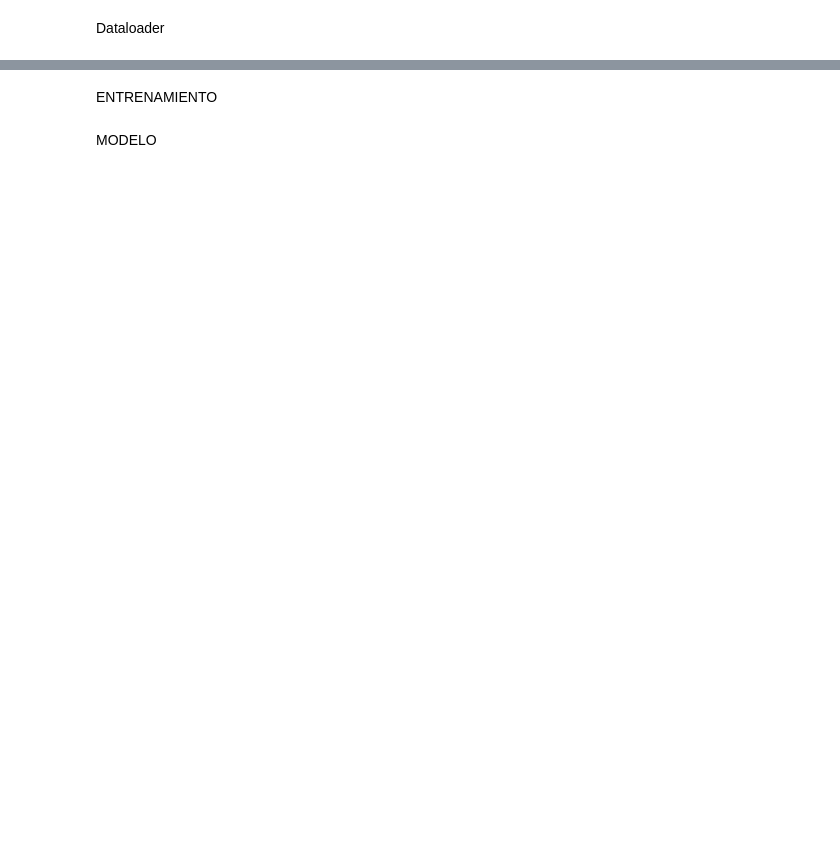
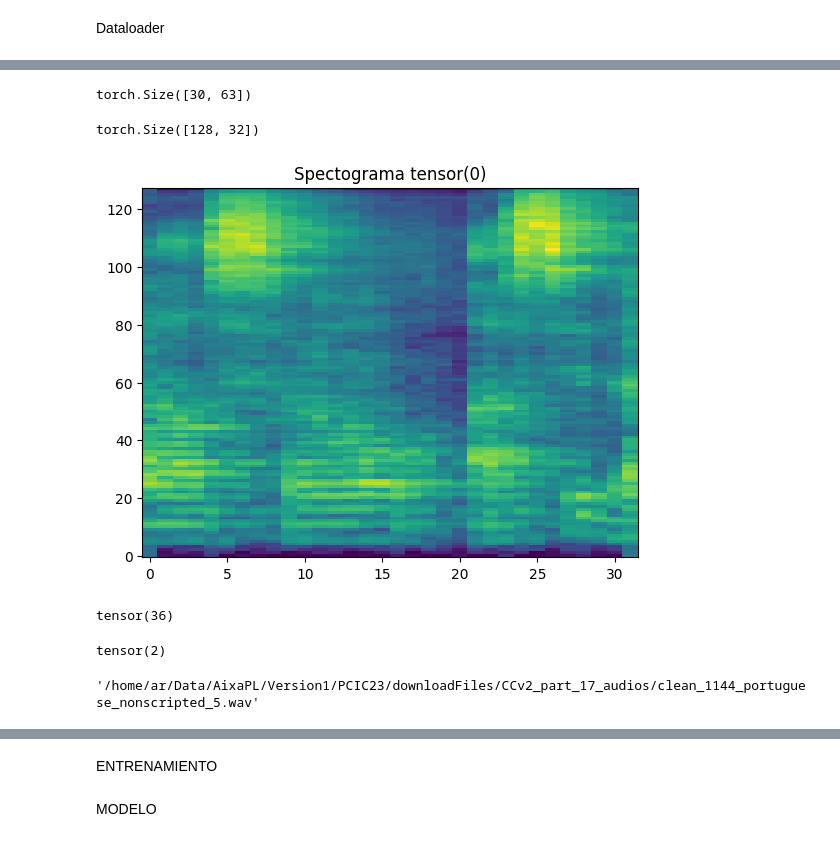
Before and after one commit to AixaL/PCIC23, a Jupyter notebook: x-vector/Dvector.ipynb, the cells around one changed output, grey strips where cells are left out. Saved outputs shown, nothing was run; the diff lists cells and outputs as text; code cells hidden in the pictures; blank space fills up the shorter version.

```diff
--- a/x-vector/Dvector.ipynb
+++ b/x-vector/Dvector.ipynb
@@ -284,0 +518,9 @@ dl_val= DataLoader(
+# %%
+Xlote,waveforms, ylote_edades, paths = [], [], [], []
+for Xlote, ylote_edades, ylote_genero, ylote_reg, waveforms, paths, *_ in dl_ent:
+    print(Xlote.shape)
+    # print(ylote_genero)
+    # for x in range(40):
+    #     print(Xlote[x].shape)
+    #     print(paths[x])
+    # break
@@ -284,0 +545,34 @@ dl_val= DataLoader(
+# %%
+Xlote[39].shape
+# %% [output]
+torch.Size([30, 63])
+# %%
+def plot_spectrogram(specgram, title=None, ax=None):
+    if ax is None:
+        _, ax = plt.subplots(1, 1)
+    if title is not None:
+        ax.set_title(title)
+    # ax.set_ylabel(ylabel)
+    ax.imshow(librosa.power_to_db(specgram), origin="lower", aspect="auto", interpolation="nearest")
+# %%
+id=28
+# %%
+Xlote[id].shape
+# %% [output]
+torch.Size([128, 32])
+# %%
+plot_spectrogram(Xlote[id], title="Spectograma "+ str(ylote_genero[id]))
+# %% [output]
+[figure, added]
+# %%
+ylote_reg[id]
+# %% [output]
+tensor(36)
+# %%
+ylote_edades[id]
+# %% [output]
+tensor(2)
+# %%
+paths[id]
+# %% [output]
+'/home/ar/Data/AixaPL/Version1/PCIC23/downloadFiles/CCv2_part_17_audios/clean_1144_portuguese_nonscripted_5.wav'
```
Also changed, not shown: parts of 43 cells of this notebook, 19 other files.
